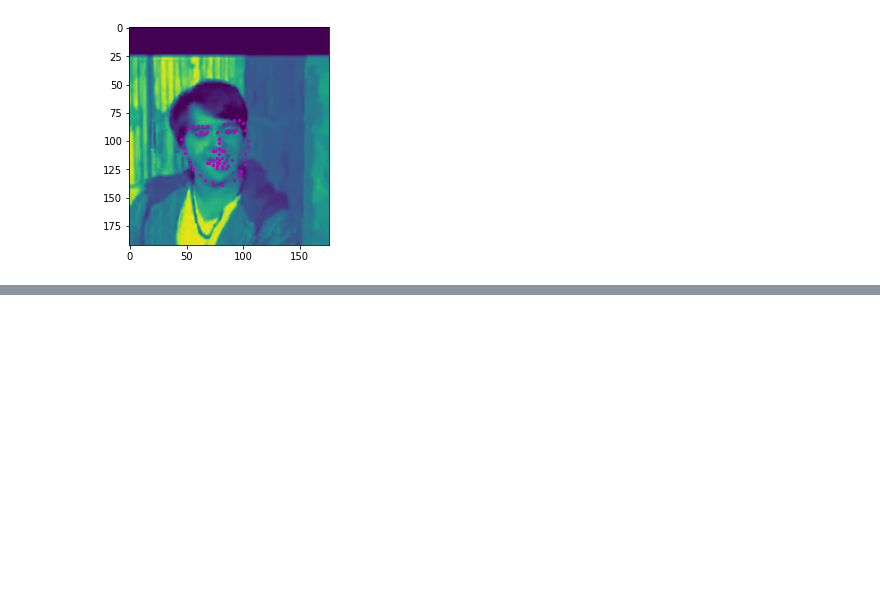
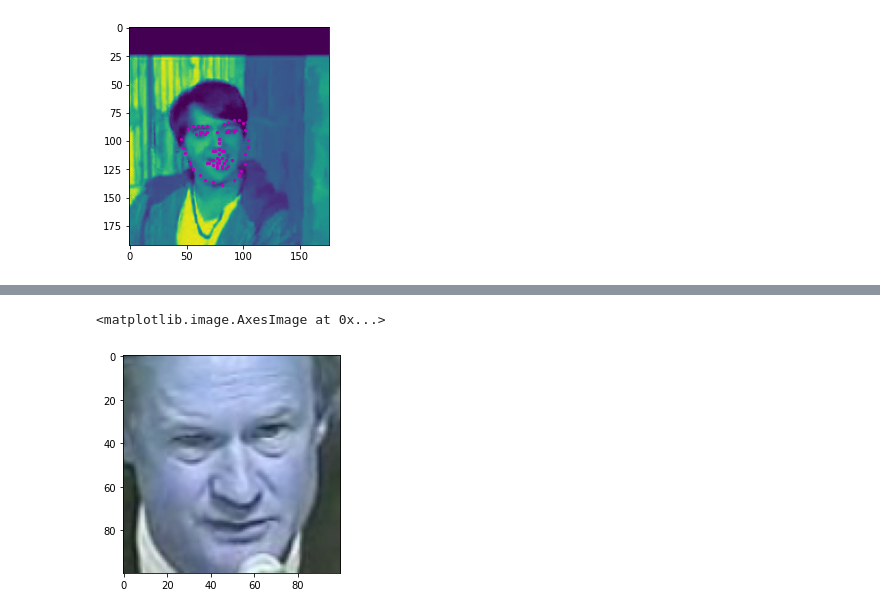
Before and after one commit to T-rex007/FacialLandmark, a Jupyter notebook: FacialKeypointRecognitionModel.ipynb, the cells around one changed output, grey strips where cells are left out. Saved outputs shown, nothing was run; the diff lists cells and outputs as text; code cells hidden in the pictures; blank space fills up the shorter version.

```diff
--- a/FacialKeypointRecognitionModel.ipynb
+++ b/FacialKeypointRecognitionModel.ipynb
@@ -152,0 +97,18 @@ len(image_name)
+# %%
+input_shape = (100,100,3)
+output_shape = (1,1,136)
+# Base Model
+base_model = tf.keras.applications.MobileNetV2(
+    input_shape= (96,96,3),
+    alpha=1.0,
+    include_top=False,
+    weights="imagenet",
+    input_tensor=None,
+    pooling=None,
+)
+
+# Freezing Layers
+
+print(len(base_model.layers))
+for layer in base_model.layers[:-20]:
+    layer.trainable = False
@@ -216,0 +216,5 @@ KeyboardInterrupt:
+# %%
+plt.imshow(xtrain[0])
+# %% [output]
+<matplotlib.image.AxesImage at 0x...>
+[figure, added]
```
Also changed, not shown: parts of 20 cells of this notebook, 2 other files.
